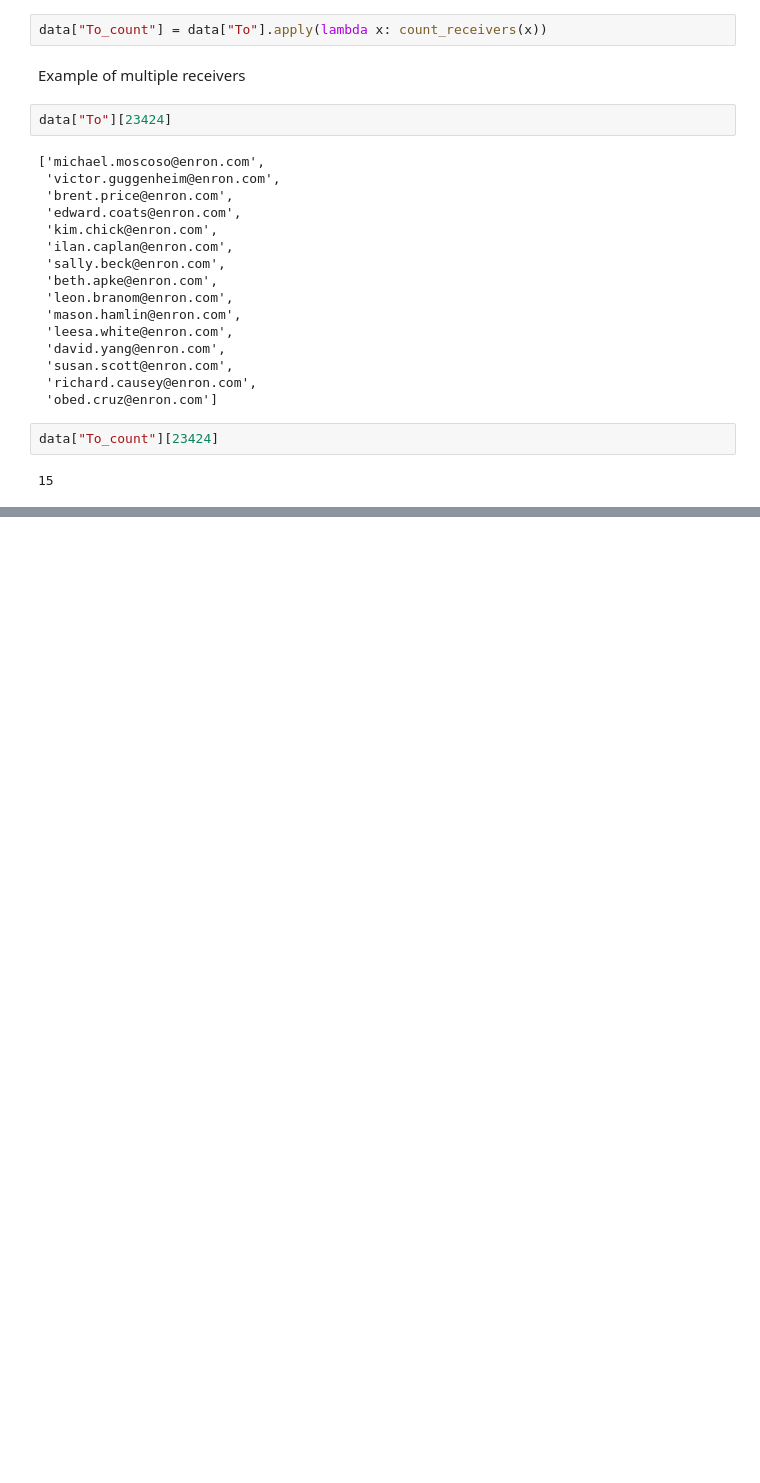
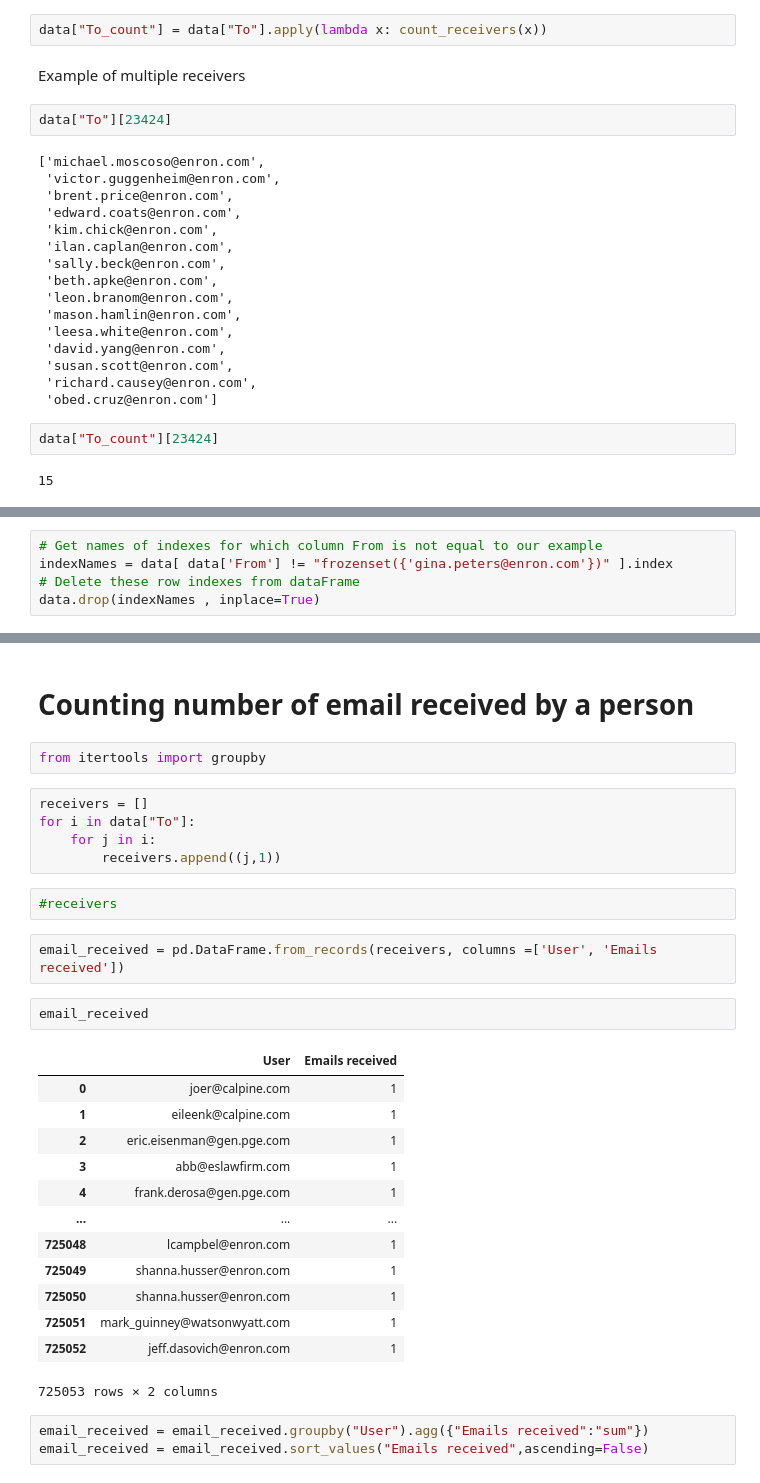
Before and after one commit to baptiste-mouton/ig4_dataScienceProject, a Jupyter notebook: data_cleaning_am.ipynb, the cells around one changed output, grey strips where cells are left out. Drawn from its saved outputs; the diff is of its cells as text; blank space fills up the shorter version.

```diff
--- a/data_cleaning_am.ipynb
+++ b/data_cleaning_am.ipynb
@@ -262,0 +306,5 @@ data["To_count"][23424]
+# %%
+# Get names of indexes for which column From is not equal to our example
+indexNames = data[ data['From'] != "frozenset({'gina.peters@enron.com'})" ].index
+# Delete these row indexes from dataFrame
+data.drop(indexNames , inplace=True)
@@ -262,0 +318,32 @@ data["To_count"][23424]
+# %% [markdown]
+# Counting number of email received by a person
+# %%
+from itertools import groupby
+# %%
+receivers = []
+for i in data["To"]:
+    for j in i:
+        receivers.append((j,1))
+# %%
+#receivers
+# %%
+email_received = pd.DataFrame.from_records(receivers, columns =['User', 'Emails received'])
+# %%
+email_received
+# %% [output]
+|  | User | Emails received |
+| 0 | joer@calpine.com | 1 |
+| 1 | eileenk@calpine.com | 1 |
+| 2 | eric.eisenman@gen.pge.com | 1 |
+| 3 | abb@eslawfirm.com | 1 |
+| 4 | frank.derosa@gen.pge.com | 1 |
+| ... | ... | ... |
+| 725048 | lcampbel@enron.com | 1 |
+| 725049 | shanna.husser@enron.com | 1 |
+| 725050 | shanna.husser@enron.com | 1 |
+| 725051 | mark_guinney@watsonwyatt.com | 1 |
+| 725052 | jeff.dasovich@enron.com | 1 |
+725053 rows × 2 columns
+# %%
+email_received = email_received.groupby("User").agg({"Emails received":"sum"})
+email_received = email_received.sort_values("Emails received",ascending=False)
```
Also changed, not shown: parts of 28 cells of this notebook.
